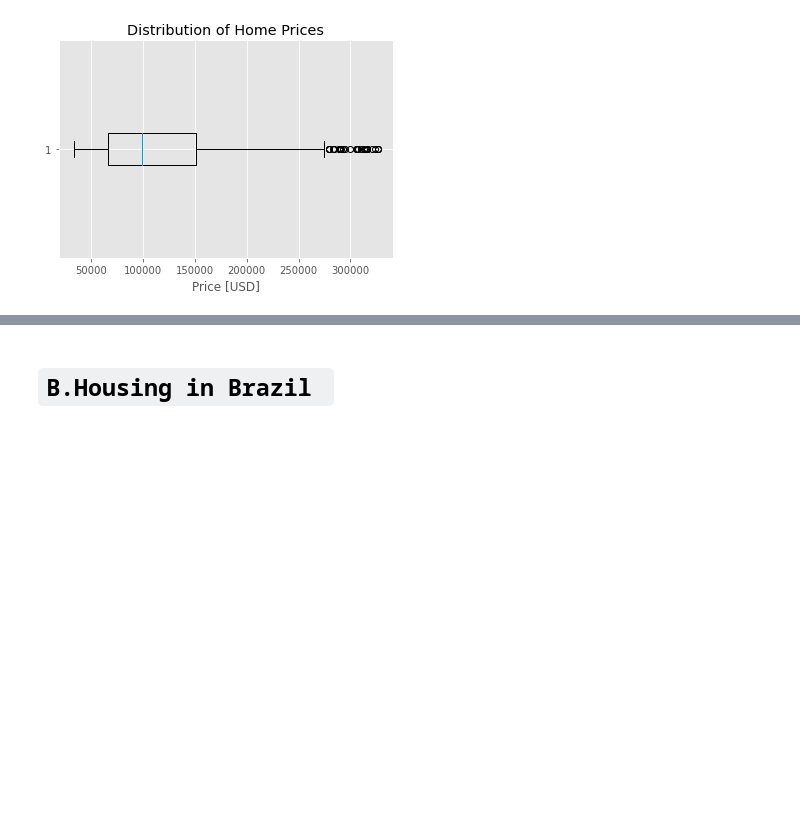
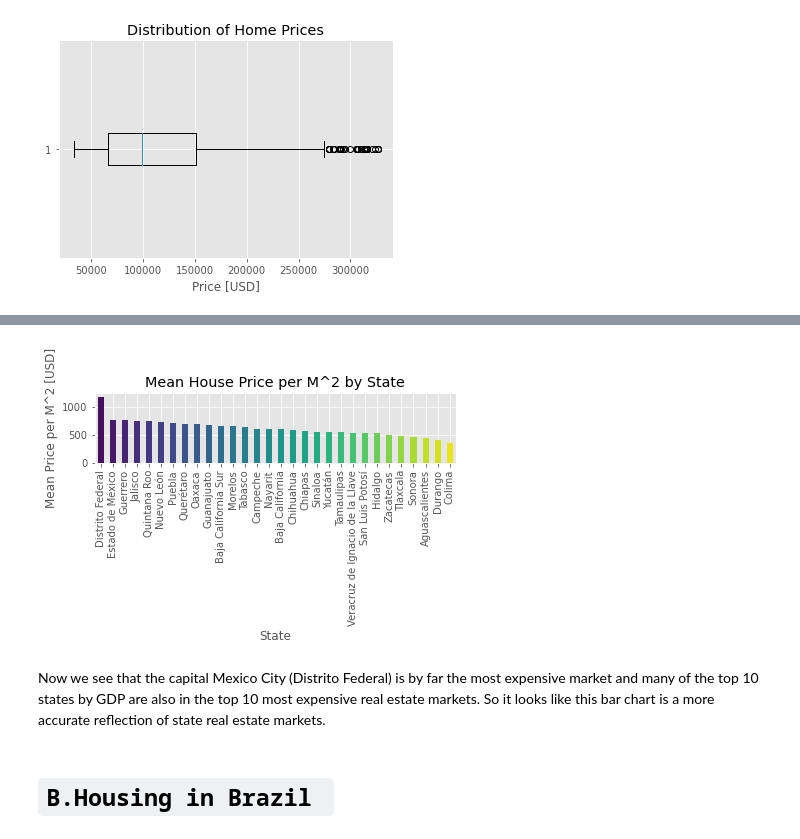
Before and after one commit to Harriet-ngomo/Real-estate-analysis-mexico-brazil, a Jupyter notebook: index.ipynb, the cells around one changed output, grey strips where cells are left out. Cells and saved outputs as stored; diff of their text form; code cells hidden in the pictures; blank space fills up the shorter version.

```diff
--- a/index.ipynb
+++ b/index.ipynb
@@ -574,0 +573,8 @@ plt.title("Distribution of Home Prices");
+# %%
+# Create "price_per_m2" column
+df["price_per_m2"] = df.price_usd/df.area_m2
+
+# Print object type, shape, and head
+print("df type:", type(df))
+print("df shape:", df.shape)
+df.head()
@@ -574,0 +594,4 @@ plt.title("Distribution of Home Prices");
+# %%
+# Group `df` by "state", create bar chart of "price_per_m2"
+mean_price_per_m2_by_state = df.groupby("state")["price_per_m2"].mean().sort_values(ascending = False)
+mean_price_per_m2_by_state.head()
@@ -575,3 +606,22 @@ plt.title("Distribution of Home Prices");
+# %%
+
+
+# Generate a color palette
+colors = sns.color_palette("viridis", len(mean_price_per_m2_by_state))
+
+# Create the bar chart
+mean_price_per_m2_by_state.plot(kind='bar',
+                                xlabel="State",
+                                ylabel="Mean Price per M^2 [USD]",
+                                title="Mean House Price per M^2 by State",
+                                color=colors)
+
+plt.tight_layout()
+plt.show()
+# %% [output]
+[figure, added]
+# %% [markdown]
+Now we see that the capital Mexico City (Distrito Federal) is by far the most expensive market  and many of the top 10 states by GDP are also in the top 10 most expensive real estate markets. So it looks like this bar chart is a more accurate reflection of state real estate markets.
 # %% [markdown]
 # ``B.Housing in Brazil ``
 # %% [markdown]
```
Also changed, not shown: parts of 38 cells of this notebook, 1 other file.
